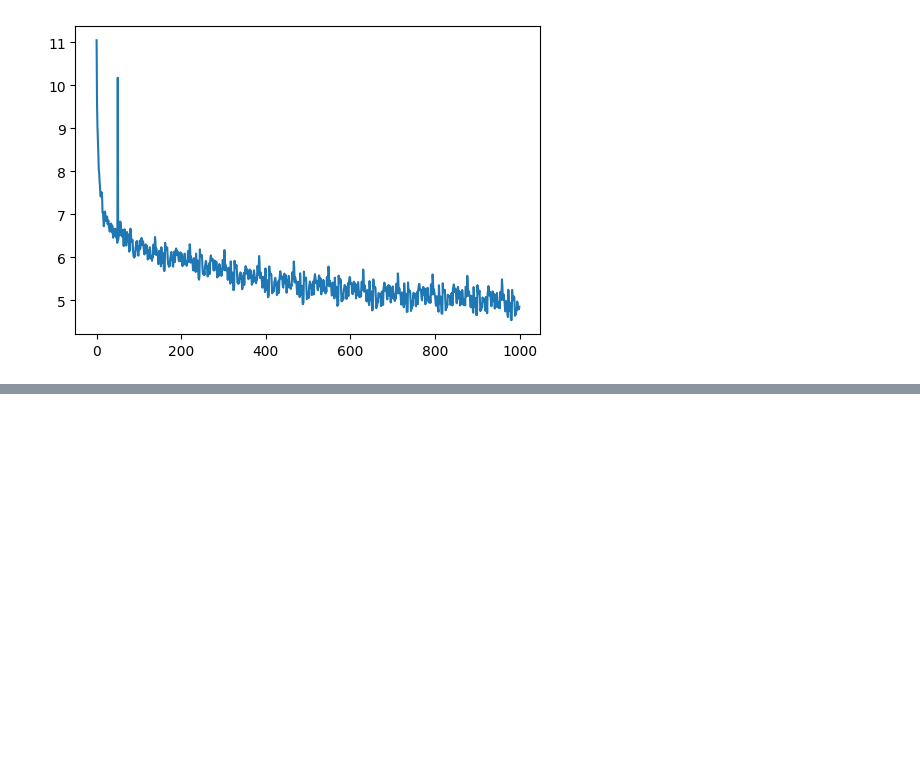
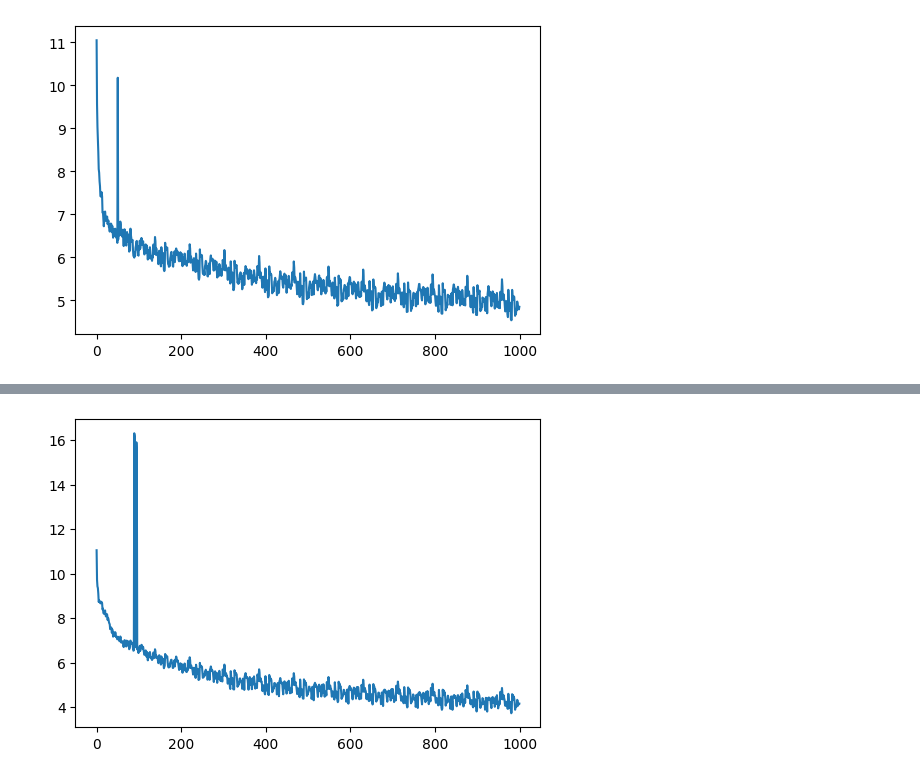
Before and after one commit to samitha278/gpt2-lite, a Jupyter notebook: optimize2_gpt2.ipynb, the cells around one changed output, grey strips where cells are left out. Saved outputs shown, nothing was run; the diff lists cells and outputs as text; code cells hidden in the pictures; blank space fills up the shorter version.

```diff
--- a/optimize2_gpt2.ipynb
+++ b/optimize2_gpt2.ipynb
@@ -360,0 +436,6 @@ plt.show()
+# %%
+plt.figure(figsize=(6,4))
+plt.plot(losses)
+plt.show()
+# %% [output]
+[figure, added]
```
Also changed, not shown: parts of 4 cells of this notebook.
